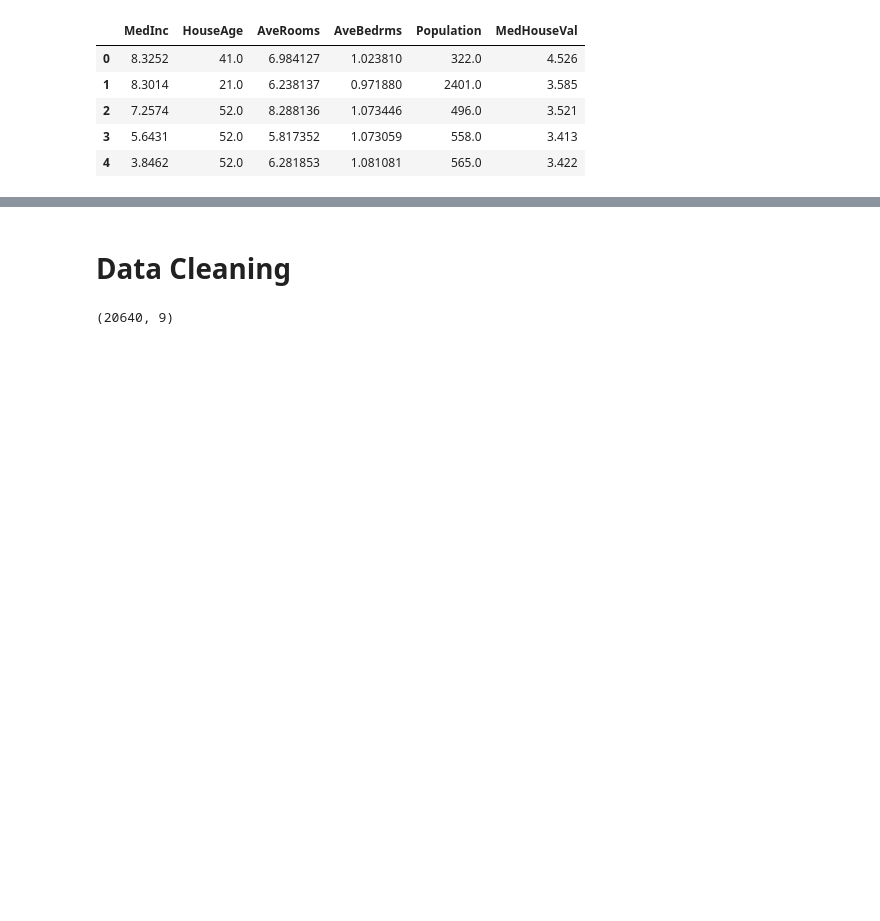
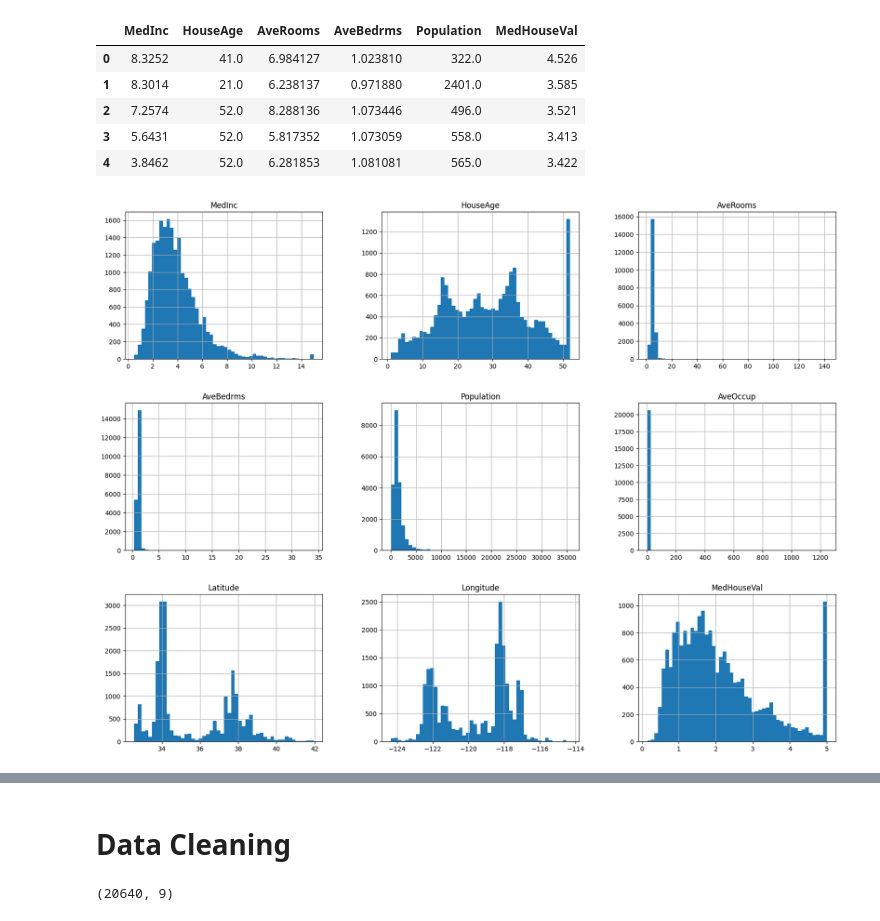
Before and after one commit to sutanto5/DataScience-Exploration, a Jupyter notebook: JS_MLScope_Project_1.ipynb, the cells around one changed output, grey strips where cells are left out. Cells and saved outputs as stored; diff of their text form; code cells hidden in the pictures; blank space fills up the shorter version.

```diff
--- a/JS_MLScope_Project_1.ipynb
+++ b/JS_MLScope_Project_1.ipynb
@@ -57,3 +83,8 @@ test.head()
 | 2 | 7.2574 | 52.0 | 8.288136 | 1.073446 | 496.0 | 3.521 |
 | 3 | 5.6431 | 52.0 | 5.817352 | 1.073059 | 558.0 | 3.413 |
 | 4 | 3.8462 | 52.0 | 6.281853 | 1.081081 | 565.0 | 3.422 |
+# %%
+df.hist(bins=50, figsize=(20,15))
+plt.show() #histogram ptsd
+# %% [output]
+[figure, added]
```
Also changed, not shown: parts of 25 cells of this notebook.
